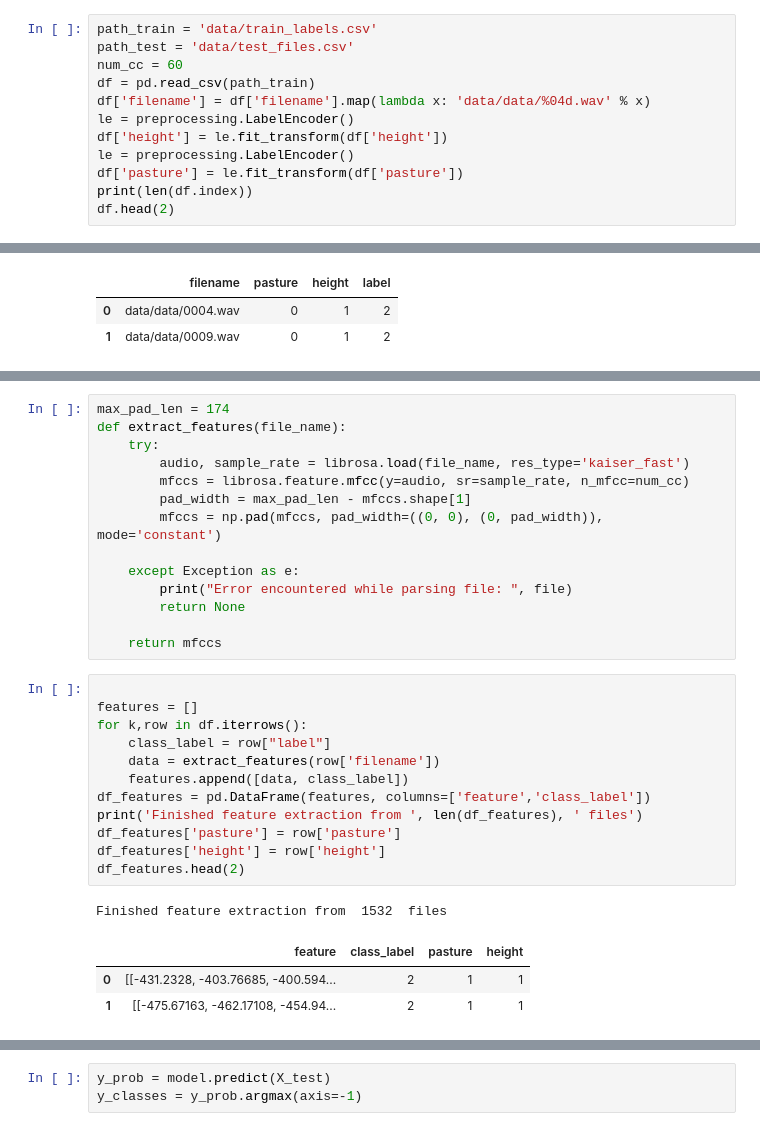
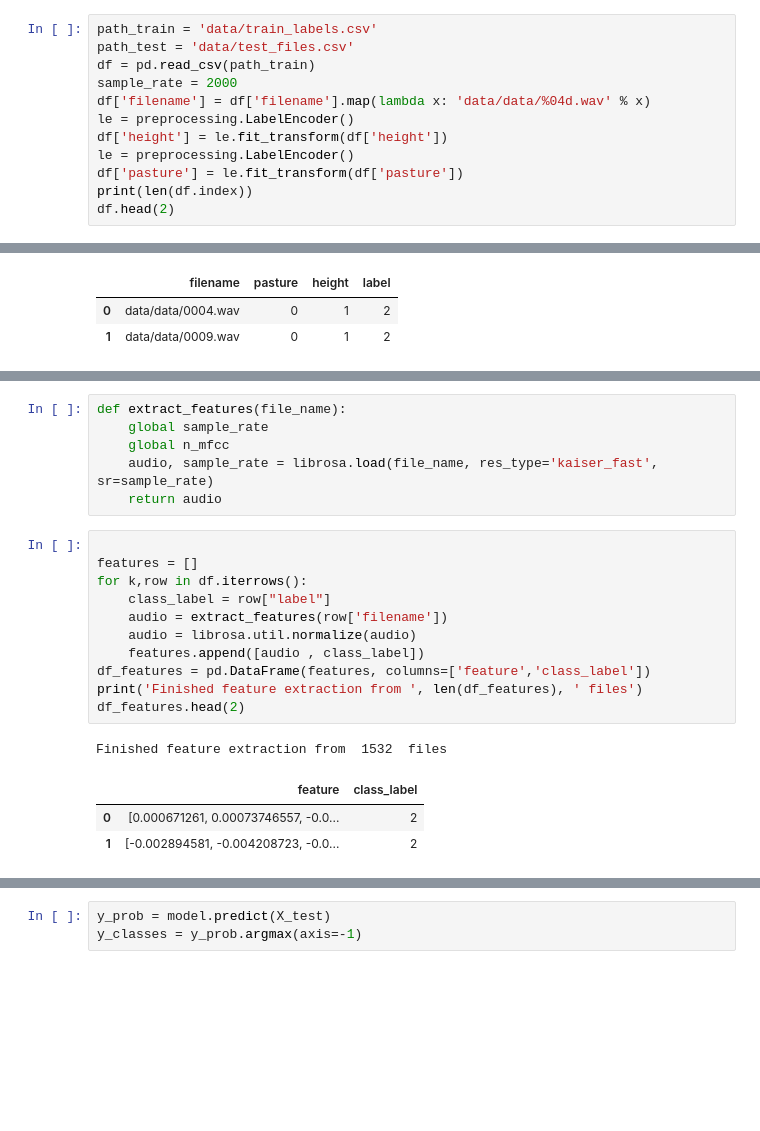
Before and after one commit to juancrescente/ia-litoral, a Jupyter notebook: model2.ipynb, the cells around one changed output, grey strips where cells are left out. Cells and saved outputs as stored; diff of their text form; blank space fills up the shorter version.

```diff
--- a/model2.ipynb
+++ b/model2.ipynb
@@ -10,8 +10,8 @@ import IPython
 # %%
 path_train = 'data/train_labels.csv'
 path_test = 'data/test_files.csv'
-num_cc = 60
 df = pd.read_csv(path_train)
+sample_rate = 2000
 df['filename'] = df['filename'].map(lambda x: 'data/data/%04d.wav' % x)
 le = preprocessing.LabelEncoder()
 df['height'] = le.fit_transform(df['height'])
@@ -28,34 +28,25 @@ df.head(2)
 IPython.display.Audio(df.loc[4]['filename'])
 # %% [output]
 [interactive output not drawn]
-# %%
-max_pad_len = 174
-def extract_features(file_name):
-    try:
-        audio, sample_rate = librosa.load(file_name, res_type='kaiser_fast')
-        mfccs = librosa.feature.mfcc(y=audio, sr=sample_rate, n_mfcc=num_cc)
-        pad_width = max_pad_len - mfccs.shape[1]
-        mfccs = np.pad(mfccs, pad_width=((0, 0), (0, pad_width)), mode='constant')
-
-    except Exception as e:
-        print("Error encountered while parsing file: ", file)
-        return None
-
-    return mfccs
+# %%
+def extract_features(file_name):
+    global sample_rate
+    global n_mfcc
+    audio, sample_rate = librosa.load(file_name, res_type='kaiser_fast', sr=sample_rate)
+    return audio
 # %%
 
 features = []
 for k,row in df.iterrows():
     class_label = row["label"]
-    data = extract_features(row['filename'])
-    features.append([data, class_label])
+    audio = extract_features(row['filename'])
+    audio = librosa.util.normalize(audio)
+    features.append([audio , class_label])
 df_features = pd.DataFrame(features, columns=['feature','class_label'])
 print('Finished feature extraction from ', len(df_features), ' files')
-df_features['pasture'] = row['pasture']
-df_features['height'] = row['height']
 df_features.head(2)
 # %% [output]
 Finished feature extraction from  1532  files
-|  | feature | class_label | pasture | height |
-| 0 | [[-431.2328, -403.76685, -400.594... | 2 | 1 | 1 |
-| 1 | [[-475.67163, -462.17108, -454.94... | 2 | 1 | 1 |
+|  | feature | class_label |
+| 0 | [0.000671261, 0.00073746557, -0.0... | 2 |
+| 1 | [-0.002894581, -0.004208723, -0.0... | 2 |
```
Also changed, not shown: parts of 18 cells of this notebook, 2 other files.
